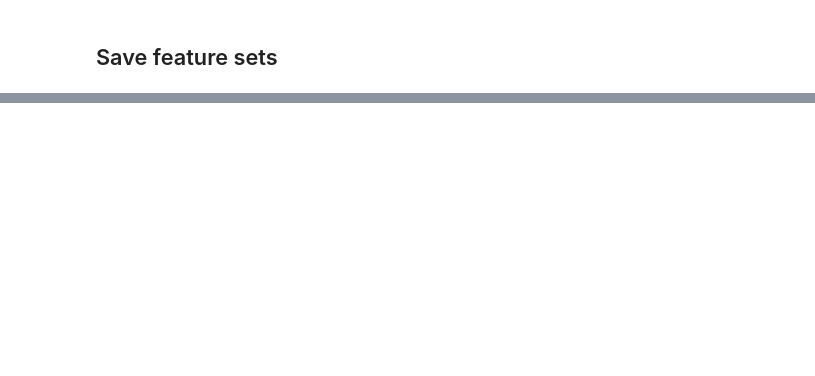
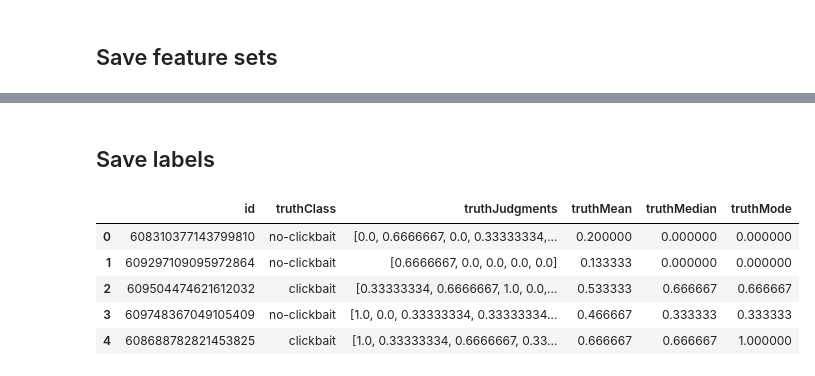
Before and after one commit to chadepl/tudelft-nlp-project, a Jupyter notebook: preprocesssing-and-features.ipynb, the cells around one changed output, grey strips where cells are left out. Drawn from its saved outputs; the diff is of its cells as text; code cells hidden in the pictures; blank space fills up the shorter version.

```diff
--- a/preprocesssing-and-features.ipynb
+++ b/preprocesssing-and-features.ipynb
@@ -47,8 +48,10 @@ def loadDataset(size):
         for line in file:
             labels.append(json.loads(line))
     return instances, labels
+# %%
+dataset_size = 'small'
 # %%
-instances, labels = loadDataset('small')
+instances, labels = loadDataset(dataset_size)
 # %% [markdown]
 ## Preprocessing
 # %%
@@ -149,0 +201,12 @@ featureSet.to_csv('feature_set_small.csv')
+# %% [markdown]
+## Save labels
+# %%
+labelsDF = pd.DataFrame(labels)
+labelsDF.head()
+# %% [output]
+|  | id | truthClass | truthJudgments | truthMean | truthMedian | truthMode |
+| 0 | 608310377143799810 | no-clickbait | [0.0, 0.6666667, 0.0, 0.33333334,... | 0.200000 | 0.000000 | 0.000000 |
+| 1 | 609297109095972864 | no-clickbait | [0.6666667, 0.0, 0.0, 0.0, 0.0] | 0.133333 | 0.000000 | 0.000000 |
+| 2 | 609504474621612032 | clickbait | [0.33333334, 0.6666667, 1.0, 0.0,... | 0.533333 | 0.666667 | 0.666667 |
+| 3 | 609748367049105409 | no-clickbait | [1.0, 0.0, 0.33333334, 0.33333334... | 0.466667 | 0.333333 | 0.333333 |
+| 4 | 608688782821453825 | clickbait | [1.0, 0.33333334, 0.6666667, 0.33... | 0.666667 | 0.666667 | 1.000000 |
```
Also changed, not shown: parts of 19 cells of this notebook, 2 other files.
